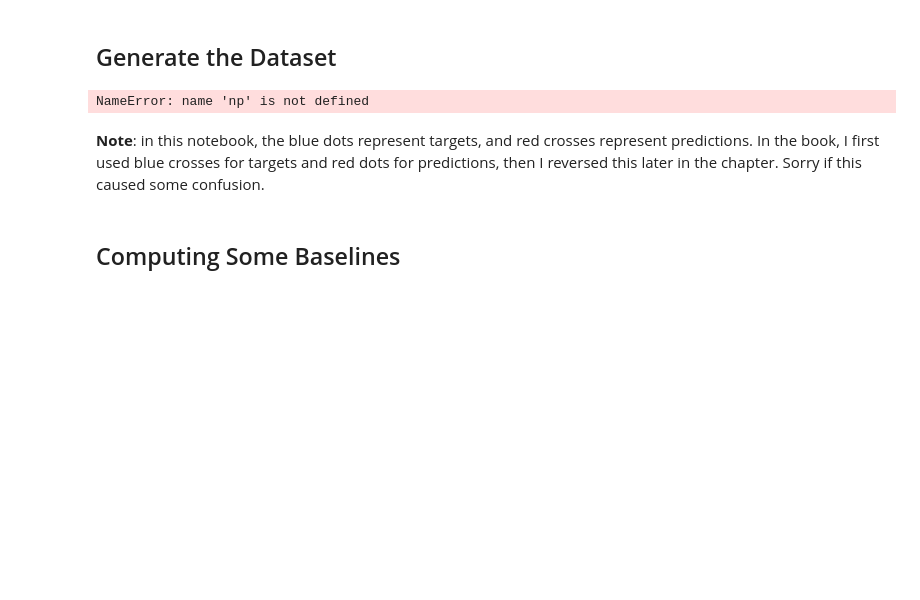
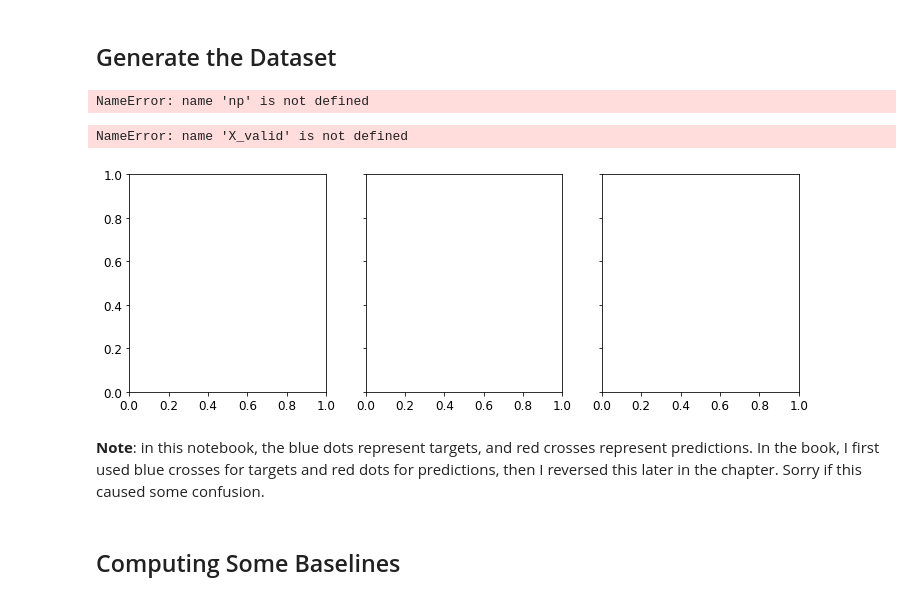
Before and after one commit to ajhergenroeder/handson-ml2, a Jupyter notebook: 15_processing_sequences_using_rnns_and_cnns-AJ.ipynb, the cells around one changed output. Saved outputs shown, nothing was run; the diff lists cells and outputs as text; code cells hidden in the pictures; blank space fills up the shorter version.

```diff
--- a/15_processing_sequences_using_rnns_and_cnns-AJ.ipynb
+++ b/15_processing_sequences_using_rnns_and_cnns-AJ.ipynb
@@ -85,14 +85,20 @@ NameError: name 'np' is not defined
 # %%
 from ch15_utils_plain import plot_series, plt
 
 fig, axes = plt.subplots(nrows=1, ncols=3, sharey=True, figsize=(12, 4))
 for col in range(3):
     plt.sca(axes[col])
-    plot_series(X_valid[col, :, 0], y_valid[col, 0],
-                y_label=("$x(t)$" if col==0 else None),
-                legend=(col == 0))
+    plot_series(
+        series=X_valid[col, :, 0],
+        y=y_valid[col, 0],
+        y_label=("$x(t)$" if col==0 else None),
+        legend=(col == 0)
+    )
 save_fig("time_series_plot")
 plt.show()
+# %% [output]
+NameError: name 'X_valid' is not defined
+[figure, added]
 # %% [markdown]
 **Note**: in this notebook, the blue dots represent targets, and red crosses represent predictions. In the book, I first used blue crosses for targets and red dots for predictions, then I reversed this later in the chapter. Sorry if this caused some confusion.
 # %% [markdown]
```
Also changed, not shown: 3 other files.
